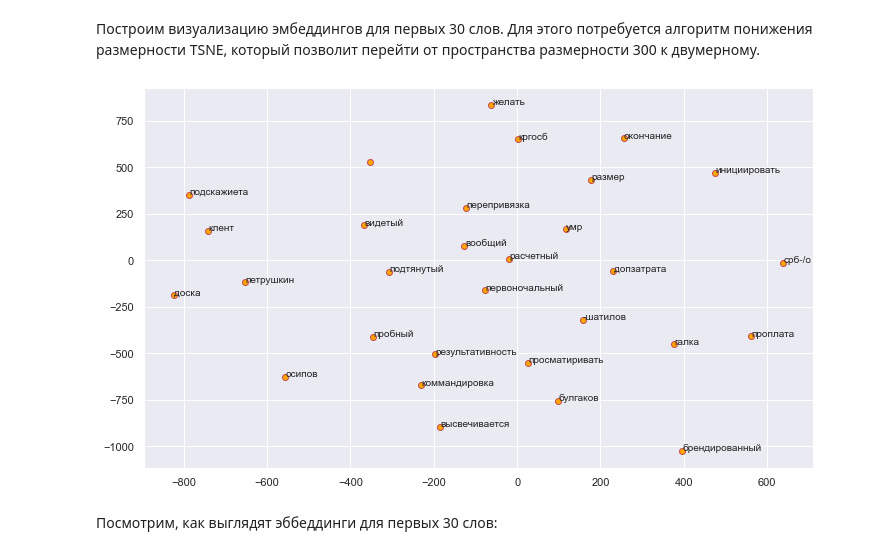
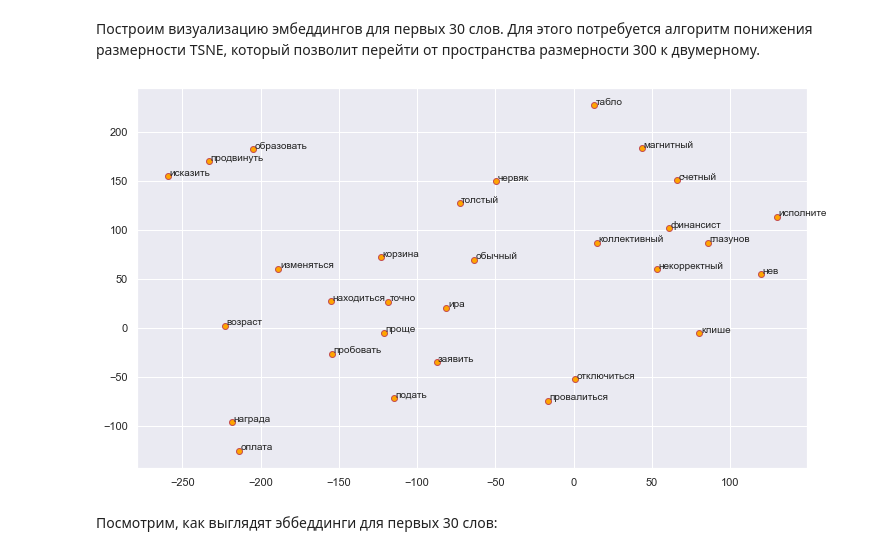
Before and after one commit to itisiriska/nlp-for-beginners, a Jupyter notebook: 4.2_GloVe.ipynb, the cells around one changed output. Saved outputs shown, nothing was run; the diff lists cells and outputs as text; code cells hidden in the pictures.

Commit message:
explained co-occurence matrix, explained model training; fixed bugs in glove; added tasks

```diff
--- a/4.2_GloVe.ipynb
+++ b/4.2_GloVe.ipynb
@@ -74,7 +74,7 @@ from sklearn.ensemble import RandomForestClassifier
 from sklearn.metrics import accuracy_score, precision_score, recall_score, f1_score
 from sklearn.manifold import TSNE  # алгоритм понижения размерности
 # %%
-sns.set()
+sns.set_theme()
 tqdm.pandas()
 nlp = spacy.load('ru_core_news_lg')  # загрузка spacy-модели
 # %%
@@ -126,25 +126,26 @@ len(nlp.vocab.vectors)
 words = list(set(df['cleaned'].sum()))
 # %%
 glove_vectors = []
+glove_words = []
 i = 0
 
 while len(glove_vectors) < 30:
     vector = nlp(words[i]).vector
     if vector.sum() != 0:
         glove_vectors.append(vector)
+        glove_words.append(words[i])
     i += 1
 # %%
 tsne = TSNE(n_components=2, random_state=RANDOM_STATE, n_iter=5000, perplexity=5)
 np.set_printoptions(suppress=True)
 T = tsne.fit_transform(glove_vectors)
 
-labels = words[:30]
 plt.figure(figsize=(12, 7));
 plt.scatter(T[:, 0], T[:, 1], c='orange', edgecolors='r');
-for label, x, y in zip(labels, T[:, 0], T[:, 1]):
+for label, x, y in zip(glove_words, T[:, 0], T[:, 1]):
     plt.annotate(label, xy=(x + 1, y + 1), xytext=(0, 0), textcoords='offset points');
 # %% [output]
-[figure, old version]
+[figure, new version]
 # %% [markdown]
 Посмотрим, как выглядят эббеддинги для первых 30 слов:
 # %%
```
Also changed, not shown: parts of 6 cells of this notebook, 4 other files.
